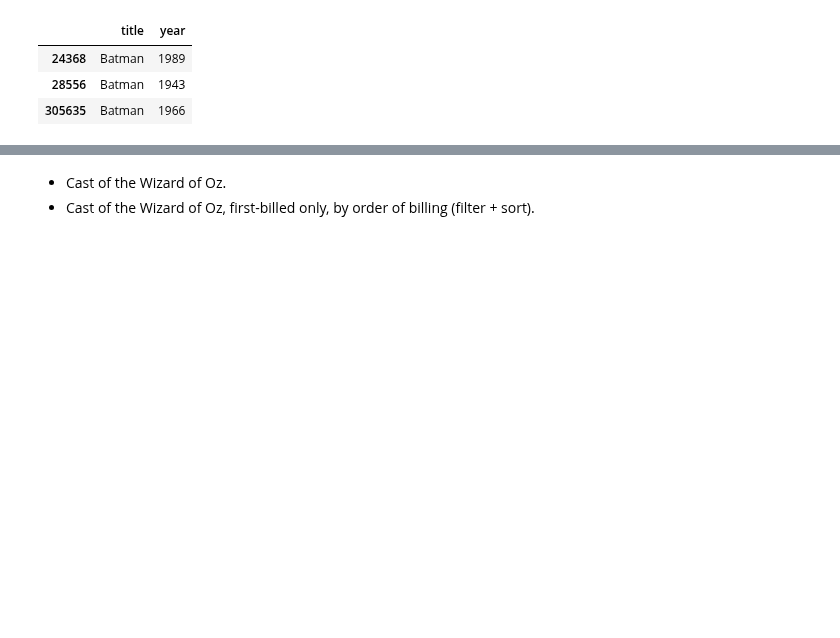
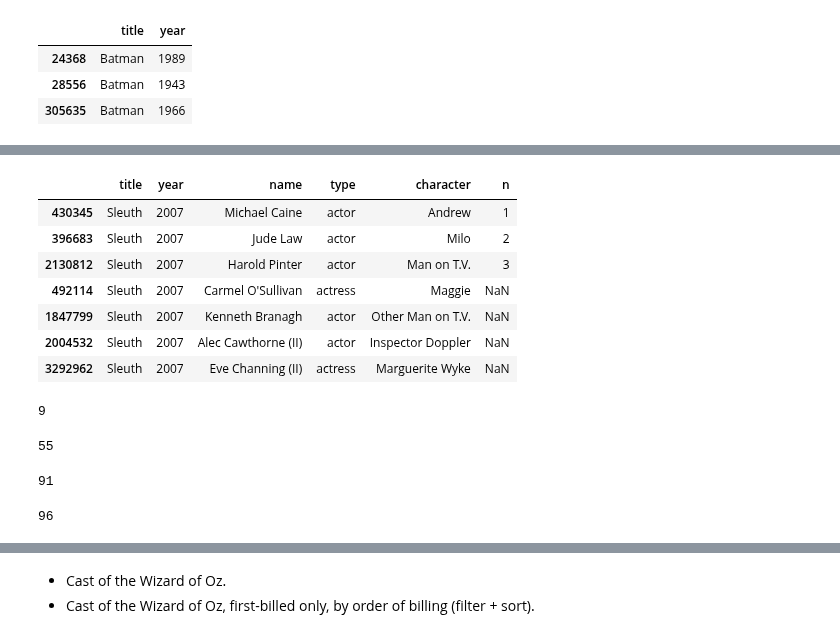
Before and after one commit to brandon-rhodes/pycon-pandas-tutorial, a Jupyter notebook: Solutions-1.ipynb, the cells around one changed output, grey strips where cells are left out. Drawn from its saved outputs; the diff is of its cells as text; code cells hidden in the pictures; blank space fills up the shorter version.

```diff
--- a/Solutions-1.ipynb
+++ b/Solutions-1.ipynb
@@ -109,0 +178,49 @@ t[t.title == 'Batman']
+# %%
+# Now display the entire cast, in "n"-order, of the 2007 version of "Sleuth".
+
+c = cast
+c = c[c.title == 'Sleuth']
+c = c[c.year == 2007]
+c = c.sort('n')
+c
+# %% [output]
+|  | title | year | name | type | character | n |
+| 430345 | Sleuth | 2007 | Michael Caine | actor | Andrew | 1 |
+| 396683 | Sleuth | 2007 | Jude Law | actor | Milo | 2 |
+| 2130812 | Sleuth | 2007 | Harold Pinter | actor | Man on T.V. | 3 |
+| 492114 | Sleuth | 2007 | Carmel O'Sullivan | actress | Maggie | NaN |
+| 1847799 | Sleuth | 2007 | Kenneth Branagh | actor | Other Man on T.V. | NaN |
+| 2004532 | Sleuth | 2007 | Alec Cawthorne (II) | actor | Inspector Doppler | NaN |
+| 3292962 | Sleuth | 2007 | Eve Channing (II) | actress | Marguerite Wyke | NaN |
+# %%
+# How many roles were credited in the silent 1921 version of Hamlet?
+
+c = cast
+c = c[(c.title == 'Hamlet') & (c.year == 1921)]
+len(c)
+# %% [output]
+9
+# %%
+# How many roles were credited in Branagh’s 1996 Hamlet?
+
+c = cast
+c = c[(c.title == 'Hamlet') & (c.year == 1996)]
+len(c)
+# %% [output]
+55
+# %%
+# How many people total have played a film role credited as "Hamlet"?
+
+c = cast
+c = c[c.character == 'Hamlet']
+len(c)
+# %% [output]
+91
+# %%
+# How many people have played an "Ophelia"?
+
+c = cast
+c = c[c.character == 'Ophelia']
+len(c)
+# %% [output]
+96
```
Also changed, not shown: parts of 6 cells of this notebook, 1 other file.
